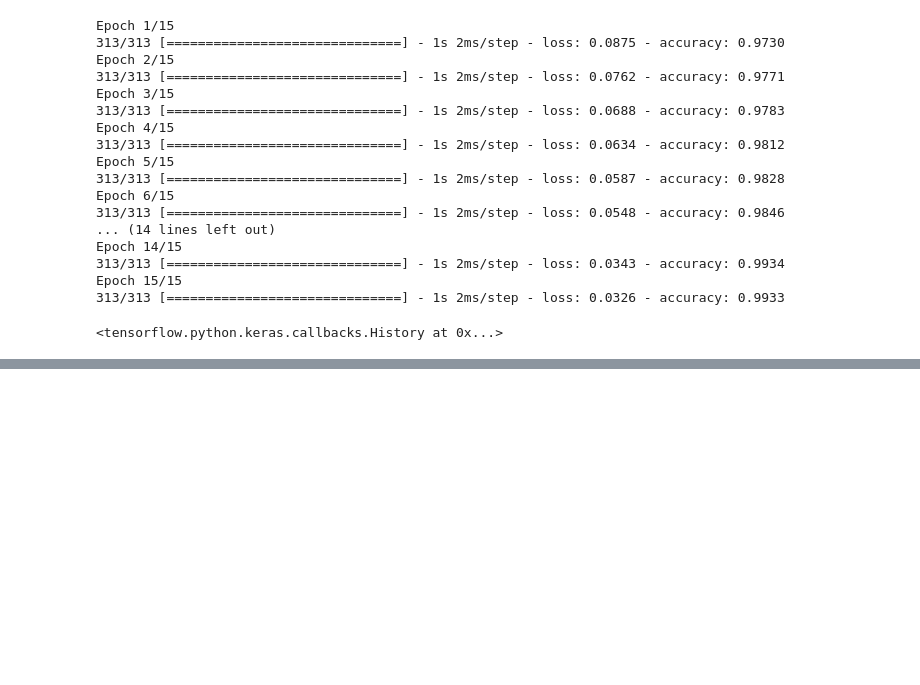
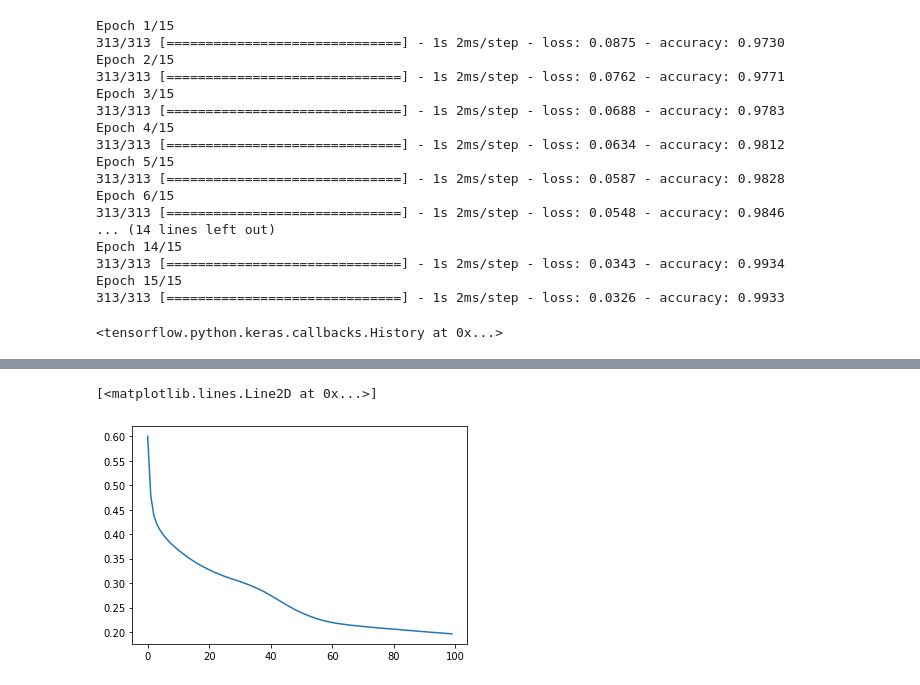
Before and after one commit to ywchiu/tibamedl, a Jupyter notebook: Demo20200725.ipynb, the cells around one changed output, grey strips where cells are left out. Cells and saved outputs as stored; diff of their text form; code cells hidden in the pictures; blank space fills up the shorter version.

```diff
--- a/Demo20200725.ipynb
+++ b/Demo20200725.ipynb
@@ -378,0 +536,4 @@ Epoch 15/15
+# %%
+from sklearn.preprocessing import StandardScaler
+sc = StandardScaler()
+scaled_X = sc.fit_transform(X)
@@ -378,0 +548,8 @@ Epoch 15/15
+# %%
+from tensorflow.keras.models import Sequential
+from tensorflow.keras.layers import Dense
+# Dense => x * w + b
+model = Sequential()
+model.add(Dense(8,activation='relu',input_dim=16))
+model.add(Dense(8,activation='relu'))
+model.add(Dense(1,activation = 'sigmoid'))
@@ -378,0 +573,15 @@ Epoch 15/15
+# %%
+model.compile(optimizer='sgd',
+       loss='binary_crossentropy',
+       metrics=['accuracy'])
+# %%
+history = model.fit(scaled_X, y,
+          batch_size=30,
+          epochs  = 100,
+          verbose  = 0)
+# %%
+from matplotlib import pyplot as plt
+plt.plot(range(len(history.history.get('loss'))), history.history.get('loss'))
+# %% [output]
+[<matplotlib.lines.Line2D at 0x...>]
+[figure, added]
```
Also changed, not shown: parts of 35 cells of this notebook.
